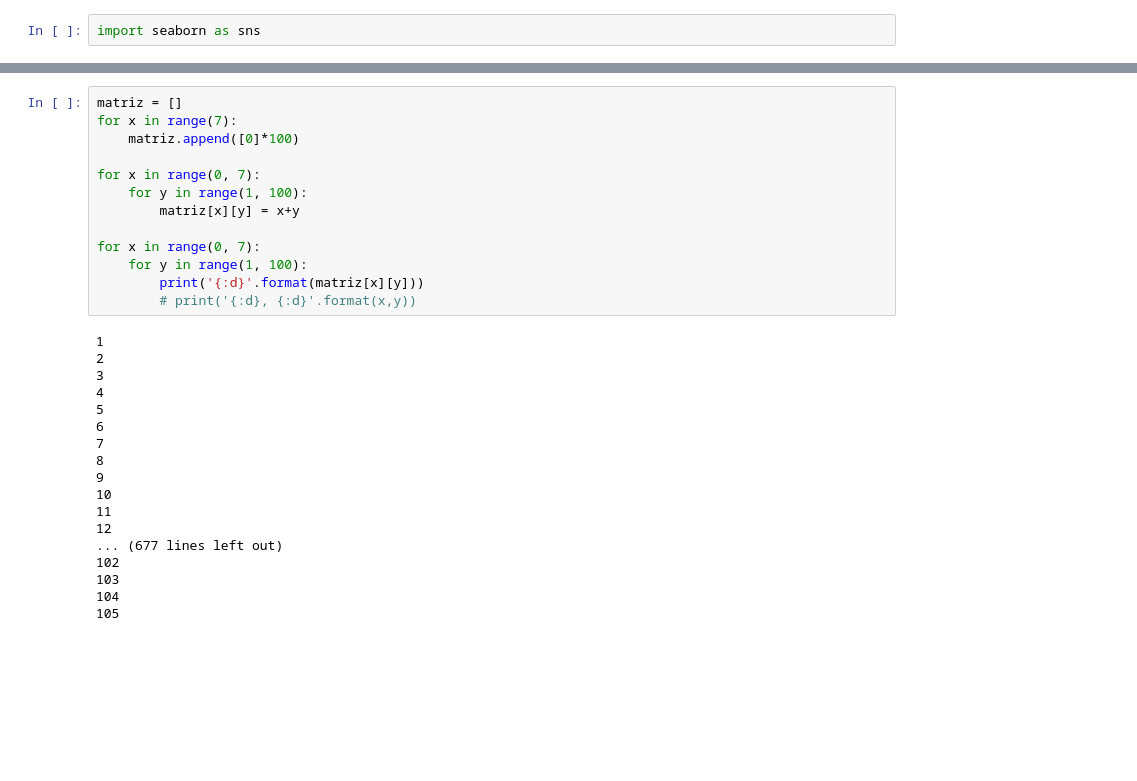
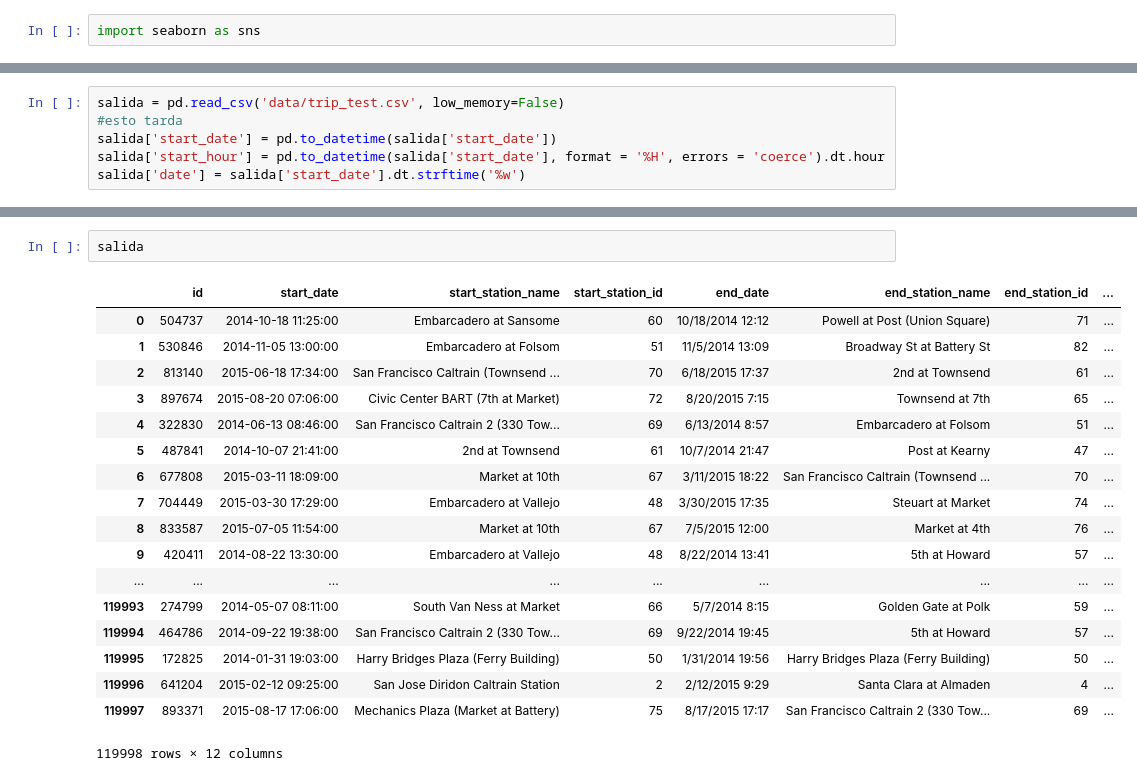
Before and after one commit to santiagoaso/2017datos, a Jupyter notebook: Marching Lainin Fonti.ipynb, the cells around one changed output, grey strips where cells are left out. Drawn from its saved outputs; the diff is of its cells as text; blank space fills up the shorter version.

```diff
--- a/Marching Lainin Fonti.ipynb
+++ b/Marching Lainin Fonti.ipynb
@@ -90,0 +30,6 @@ print(__doc__)
+# %%
+salida = pd.read_csv('data/trip_test.csv', low_memory=False)
+#esto tarda
+salida['start_date'] = pd.to_datetime(salida['start_date'])
+salida['start_hour'] = pd.to_datetime(salida['start_date'], format = '%H', errors = 'coerce').dt.hour
+salida['date'] = salida['start_date'].dt.strftime('%w')
@@ -141,31 +141,21 @@ dtype: float64
-# %%
-matriz = []
-for x in range(7):
-    matriz.append([0]*100)
-
-for x in range(0, 7):
-    for y in range(1, 100):
-        matriz[x][y] = x+y
-
-for x in range(0, 7):
-    for y in range(1, 100):
-        print('{:d}'.format(matriz[x][y]))
-        # print('{:d}, {:d}'.format(x,y))
-# %% [output]
-1
-2
-3
-4
-5
-6
-7
-8
-9
-10
-11
-12
-... (677 lines left out)
-102
-103
-104
-105
+# %%
+salida
+# %% [output]
+|  | id | start_date | start_station_name | start_station_id | end_date | end_station_name | end_station_id | ... |
+| 0 | 504737 | 2014-10-18 11:25:00 | Embarcadero at Sansome | 60 | 10/18/2014 12:12 | Powell at Post (Union Square) | 71 | ... |
+| 1 | 530846 | 2014-11-05 13:00:00 | Embarcadero at Folsom | 51 | 11/5/2014 13:09 | Broadway St at Battery St | 82 | ... |
+| 2 | 813140 | 2015-06-18 17:34:00 | San Francisco Caltrain (Townsend ... | 70 | 6/18/2015 17:37 | 2nd at Townsend | 61 | ... |
+| 3 | 897674 | 2015-08-20 07:06:00 | Civic Center BART (7th at Market) | 72 | 8/20/2015 7:15 | Townsend at 7th | 65 | ... |
+| 4 | 322830 | 2014-06-13 08:46:00 | San Francisco Caltrain 2 (330 Tow... | 69 | 6/13/2014 8:57 | Embarcadero at Folsom | 51 | ... |
+| 5 | 487841 | 2014-10-07 21:41:00 | 2nd at Townsend | 61 | 10/7/2014 21:47 | Post at Kearny | 47 | ... |
+| 6 | 677808 | 2015-03-11 18:09:00 | Market at 10th | 67 | 3/11/2015 18:22 | San Francisco Caltrain (Townsend ... | 70 | ... |
+| 7 | 704449 | 2015-03-30 17:29:00 | Embarcadero at Vallejo | 48 | 3/30/2015 17:35 | Steuart at Market | 74 | ... |
+| 8 | 833587 | 2015-07-05 11:54:00 | Market at 10th | 67 | 7/5/2015 12:00 | Market at 4th | 76 | ... |
+| 9 | 420411 | 2014-08-22 13:30:00 | Embarcadero at Vallejo | 48 | 8/22/2014 13:41 | 5th at Howard | 57 | ... |
+| ... | ... | ... | ... | ... | ... | ... | ... | ... |
+| 119993 | 274799 | 2014-05-07 08:11:00 | South Van Ness at Market | 66 | 5/7/2014 8:15 | Golden Gate at Polk | 59 | ... |
+| 119994 | 464786 | 2014-09-22 19:38:00 | San Francisco Caltrain 2 (330 Tow... | 69 | 9/22/2014 19:45 | 5th at Howard | 57 | ... |
+| 119995 | 172825 | 2014-01-31 19:03:00 | Harry Bridges Plaza (Ferry Building) | 50 | 1/31/2014 19:56 | Harry Bridges Plaza (Ferry Building) | 50 | ... |
+| 119996 | 641204 | 2015-02-12 09:25:00 | San Jose Diridon Caltrain Station | 2 | 2/12/2015 9:29 | Santa Clara at Almaden | 4 | ... |
+| 119997 | 893371 | 2015-08-17 17:06:00 | Mechanics Plaza (Market at Battery) | 75 | 8/17/2015 17:17 | San Francisco Caltrain 2 (330 Tow... | 69 | ... |
+119998 rows × 12 columns
```
Also changed, not shown: parts of 19 cells of this notebook.
